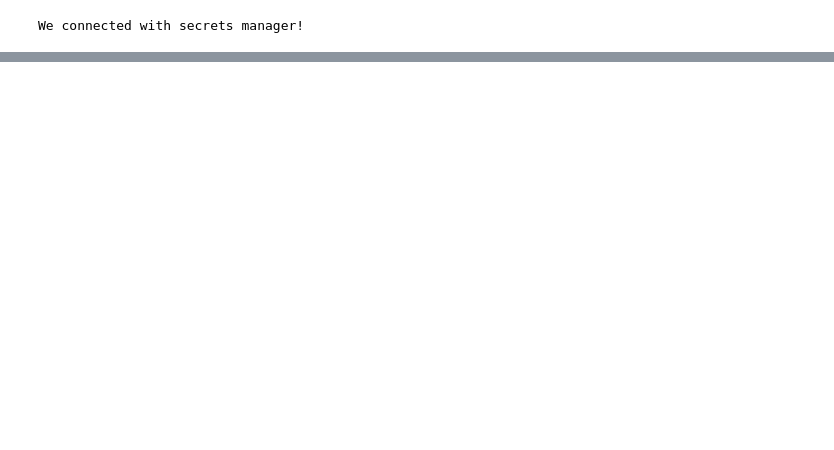
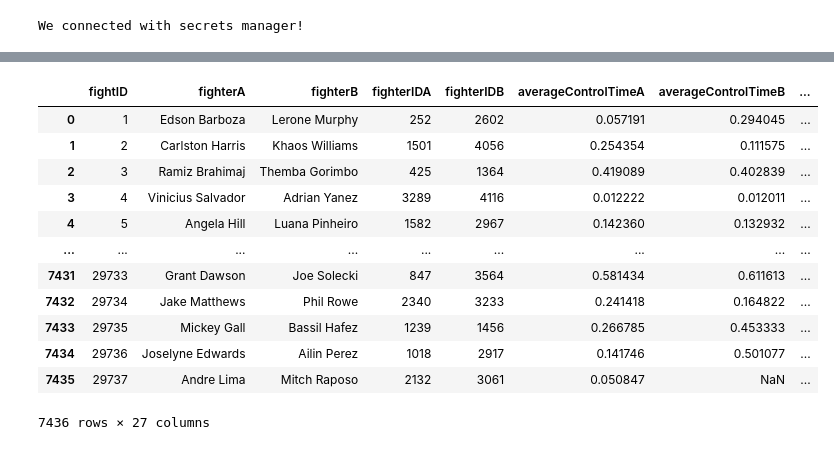
Before and after one commit to Jddeleon1981/ufcStats, a Jupyter notebook: featureEngineering/explore.ipynb, the cells around one changed output, grey strips where cells are left out. Cells and saved outputs as stored; diff of their text form; code cells hidden in the pictures; blank space fills up the shorter version.

```diff
--- a/featureEngineering/explore.ipynb
+++ b/featureEngineering/explore.ipynb
@@ -181,0 +372,56 @@ newFighterStats[newFighterStats['win_percentage'] >= 0]
+# %%
+testDF['row_number'] = testDF.groupby('fightID').cumcount() + 1
+
+# Define the SQL query to separate fighters and their stats
+query = """
+SELECT
+    fightID,
+    MAX(CASE WHEN row_number = 1 THEN fighter ELSE NULL END) AS fighterA,
+    MAX(CASE WHEN row_number = 2 THEN fighter ELSE NULL END) AS fighterB,
+    MAX(CASE WHEN row_number = 1 THEN fighterID ELSE NULL END) AS fighterIDA,
+    MAX(CASE WHEN row_number = 2 THEN fighterID ELSE NULL END) AS fighterIDB,
+    MAX(CASE WHEN row_number = 1 THEN `Average Control Time` ELSE NULL END) AS averageControlTimeA,
+    MAX(CASE WHEN row_number = 2 THEN `Average Control Time` ELSE NULL END) AS averageControlTimeB,
+    MAX(CASE WHEN row_number = 1 THEN winPercentage ELSE NULL END) AS winPercentageA,
+    MAX(CASE WHEN row_number = 2 THEN winPercentage ELSE NULL END) AS winPercentageB,
+    MAX(CASE WHEN row_number = 1 THEN `Average Fight Time` ELSE NULL END) AS averageFightTimeA,
+    MAX(CASE WHEN row_number = 2 THEN `Average Fight Time` ELSE NULL END) AS averageFightTimeB,
+    MAX(CASE WHEN row_number = 1 THEN Age ELSE NULL END) AS ageA,
+    MAX(CASE WHEN row_number = 2 THEN Age ELSE NULL END) AS ageB,
+    MAX(CASE WHEN row_number = 1 THEN `Finish Rate` ELSE NULL END) AS finishRateA,
+    MAX(CASE WHEN row_number = 2 THEN `Finish Rate` ELSE NULL END) AS finishRateB,
+    MAX(CASE WHEN row_number = 1 THEN strikeDifferential ELSE NULL END) AS strikeDifferentialA,
+    MAX(CASE WHEN row_number = 2 THEN strikeDifferential ELSE NULL END) AS strikeDifferentialB,
+    MAX(CASE WHEN row_number = 1 THEN takedownDifferential ELSE NULL END) AS takedownDifferentialA,
+    MAX(CASE WHEN row_number = 2 THEN takedownDifferential ELSE NULL END) AS takedownDifferentialB,
+    MAX(CASE WHEN row_number = 1 THEN weightClass ELSE NULL END) AS weightClassA,
+    MAX(CASE WHEN row_number = 2 THEN weightClass ELSE NULL END) AS weightClassB,
+    MAX(CASE WHEN row_number = 1 THEN winStreak ELSE NULL END) AS winStreakA,
+    MAX(CASE WHEN row_number = 2 THEN winStreak ELSE NULL END) AS winStreakB,
+    MAX(CASE WHEN row_number = 1 THEN `Control Percentage` ELSE NULL END) AS controlPercentageA,
+    MAX(CASE WHEN row_number = 2 THEN `Control Percentage` ELSE NULL END) AS controlPercentageB,
+    MAX(eventID) AS eventID,
+    COUNT(*) AS numberOfFights
+FROM testDF
+GROUP BY fightID
+"""
+
+# Execute the SQL query using pandasql
+result_df = sqldf(query)
+
+# Display the result
+result_df
+# %% [output]
+|  | fightID | fighterA | fighterB | fighterIDA | fighterIDB | averageControlTimeA | averageControlTimeB | ... |
+| 0 | 1 | Edson Barboza | Lerone Murphy | 252 | 2602 | 0.057191 | 0.294045 | ... |
+| 1 | 2 | Carlston Harris | Khaos Williams | 1501 | 4056 | 0.254354 | 0.111575 | ... |
+| 2 | 3 | Ramiz Brahimaj | Themba Gorimbo | 425 | 1364 | 0.419089 | 0.402839 | ... |
+| 3 | 4 | Vinicius Salvador | Adrian Yanez | 3289 | 4116 | 0.012222 | 0.012011 | ... |
+| 4 | 5 | Angela Hill | Luana Pinheiro | 1582 | 2967 | 0.142360 | 0.132932 | ... |
+| ... | ... | ... | ... | ... | ... | ... | ... | ... |
+| 7431 | 29733 | Grant Dawson | Joe Solecki | 847 | 3564 | 0.581434 | 0.611613 | ... |
+| 7432 | 29734 | Jake Matthews | Phil Rowe | 2340 | 3233 | 0.241418 | 0.164822 | ... |
+| 7433 | 29735 | Mickey Gall | Bassil Hafez | 1239 | 1456 | 0.266785 | 0.453333 | ... |
+| 7434 | 29736 | Joselyne Edwards | Ailin Perez | 1018 | 2917 | 0.141746 | 0.501077 | ... |
+| 7435 | 29737 | Andre Lima | Mitch Raposo | 2132 | 3061 | 0.050847 | NaN | ... |
+7436 rows × 27 columns
```
Also changed, not shown: parts of 23 cells of this notebook, 1 other file.
